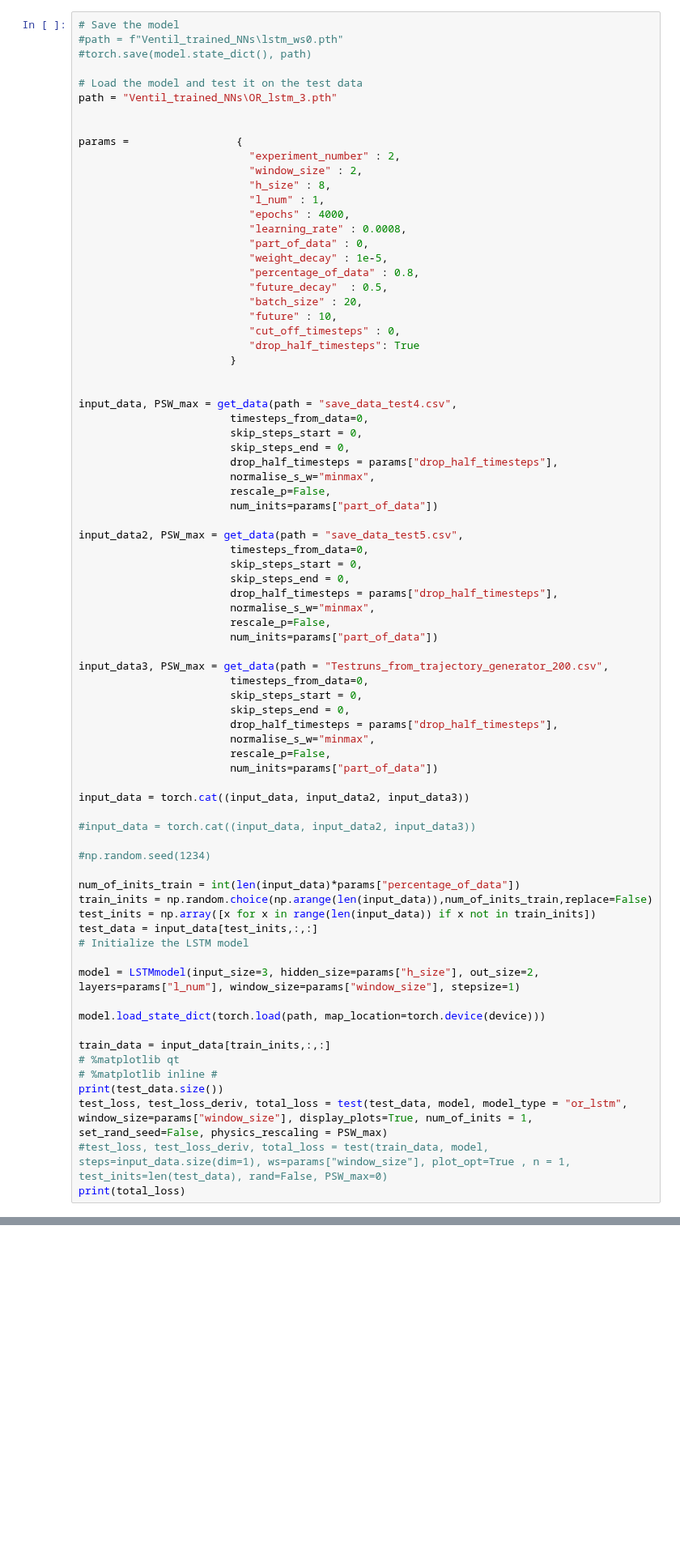
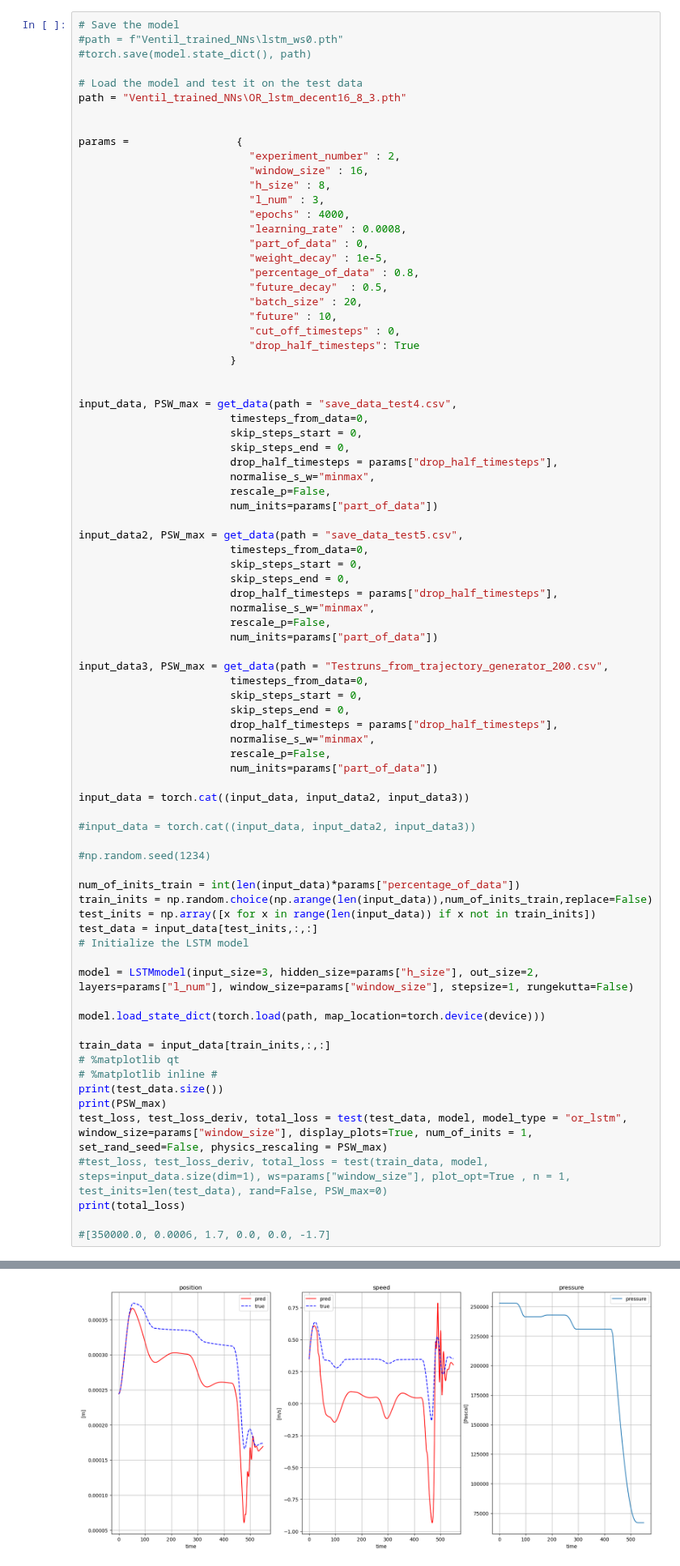
Before and after one commit to Gandalf3141/ventil_lstm, a Jupyter notebook: internal testing _OR_LSTM.ipynb, the cells around one changed output, grey strips where cells are left out. Shown at 81% size. Cells and saved outputs as stored; diff of their text form; blank space fills up the shorter version.

```diff
--- a/internal testing _OR_LSTM.ipynb
+++ b/internal testing _OR_LSTM.ipynb
@@ -276,14 +293,14 @@ print(f"TRAINING FINISHED: Average error over full trajectories: testing data :
 #torch.save(model.state_dict(), path)
 
 # Load the model and test it on the test data
-path = "Ventil_trained_NNs\OR_lstm_3.pth"
+path = "Ventil_trained_NNs\OR_lstm_decent16_8_3.pth"
 
 
 params =                 {
                            "experiment_number" : 2,
-                           "window_size" : 2,
+                           "window_size" : 16,
                            "h_size" : 8,
-                           "l_num" : 1,
+                           "l_num" : 3,
                            "epochs" : 4000,
                            "learning_rate" : 0.0008,
                            "part_of_data" : 0,
@@ -336,7 +353,7 @@ test_inits = np.array([x for x in range(len(input_data)) if x not in train_inits
 test_data = input_data[test_inits,:,:]
 # Initialize the LSTM model
 
-model = LSTMmodel(input_size=3, hidden_size=params["h_size"], out_size=2, layers=params["l_num"], window_size=params["window_size"], stepsize=1)
+model = LSTMmodel(input_size=3, hidden_size=params["h_size"], out_size=2, layers=params["l_num"], window_size=params["window_size"], stepsize=1, rungekutta=False)
 
 model.load_state_dict(torch.load(path, map_location=torch.device(device)))
 
@@ -344,6 +361,10 @@ train_data = input_data[train_inits,:,:]
 # %matplotlib qt
 # %matplotlib inline #
 print(test_data.size())
+print(PSW_max)
 test_loss, test_loss_deriv, total_loss = test(test_data, model, model_type = "or_lstm", window_size=params["window_size"], display_plots=True, num_of_inits = 1, set_rand_seed=False, physics_rescaling = PSW_max)
 #test_loss, test_loss_deriv, total_loss = test(train_data, model, steps=input_data.size(dim=1), ws=params["window_size"], plot_opt=True , n = 1,  test_inits=len(test_data), rand=False, PSW_max=0)
 print(total_loss)
+
+#[350000.0, 0.0006, 1.7, 0.0, 0.0, -1.7]
+# %% [output]
@@ -349,0 +376 @@ print(total_loss)
+[figure, added]
```
Also changed, not shown: parts of 3 cells of this notebook, 2 other files.
